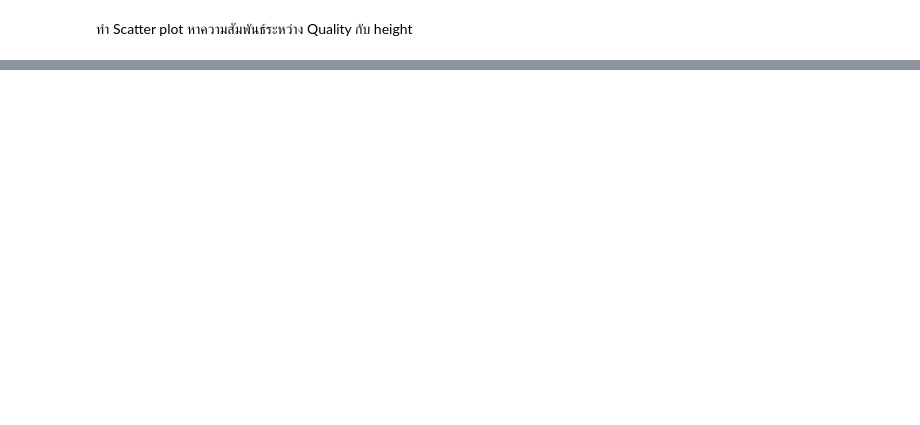
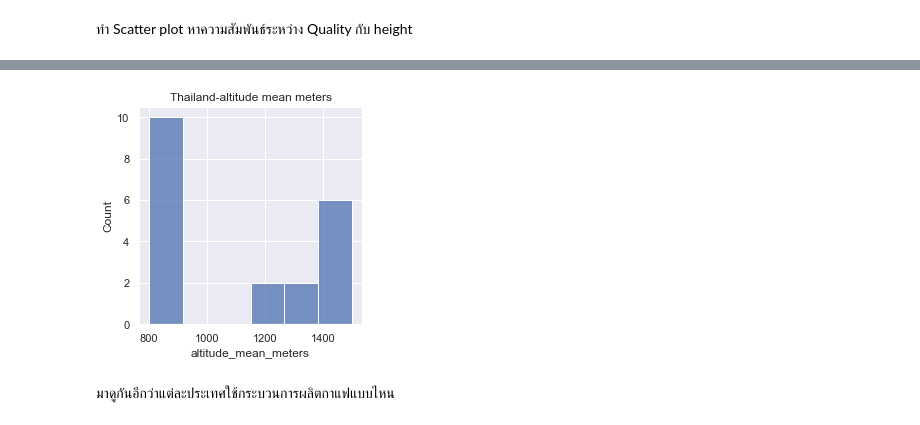
Before and after one commit to arrrin/coffee-analysis, a Jupyter notebook: Basic.ipynb, the cells around one changed output, grey strips where cells are left out. Drawn from its saved outputs; the diff is of its cells as text; code cells hidden in the pictures; blank space fills up the shorter version.

```diff
--- a/Basic.ipynb
+++ b/Basic.ipynb
@@ -167,0 +216,7 @@ except ValueError:
+# %%
+plt.title("Thailand-altitude mean meters")
+sns.histplot(df.loc[df['Country.of.Origin'] == 'Thailand']['altitude_mean_meters']);
+# %% [output]
+[figure, added]
+# %% [markdown]
+มาดูกันอีกว่าแต่ละประเทศใช้กระบวนการผลิตกาแฟแบบไหน
```
Also changed, not shown: parts of 20 cells of this notebook.
